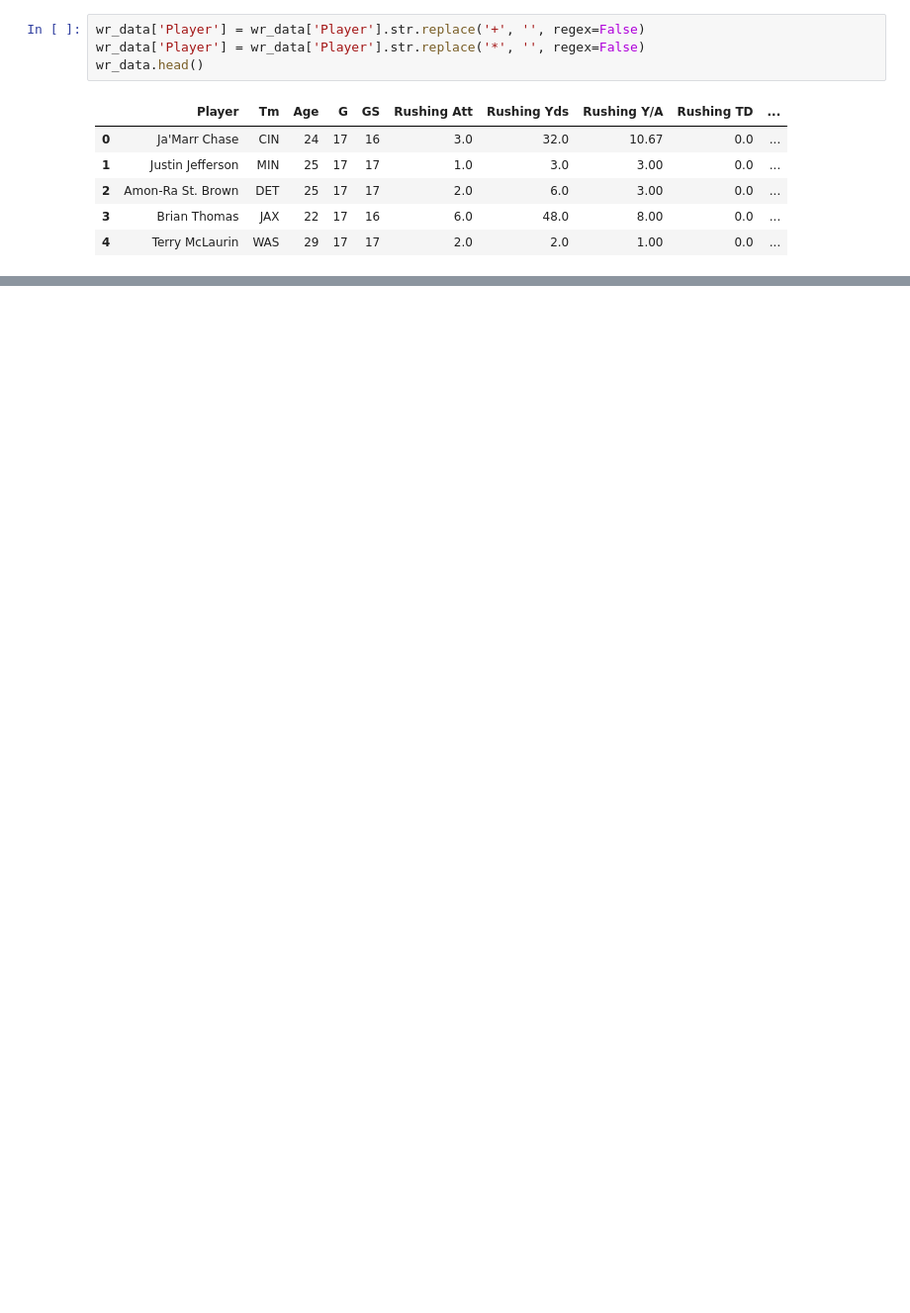
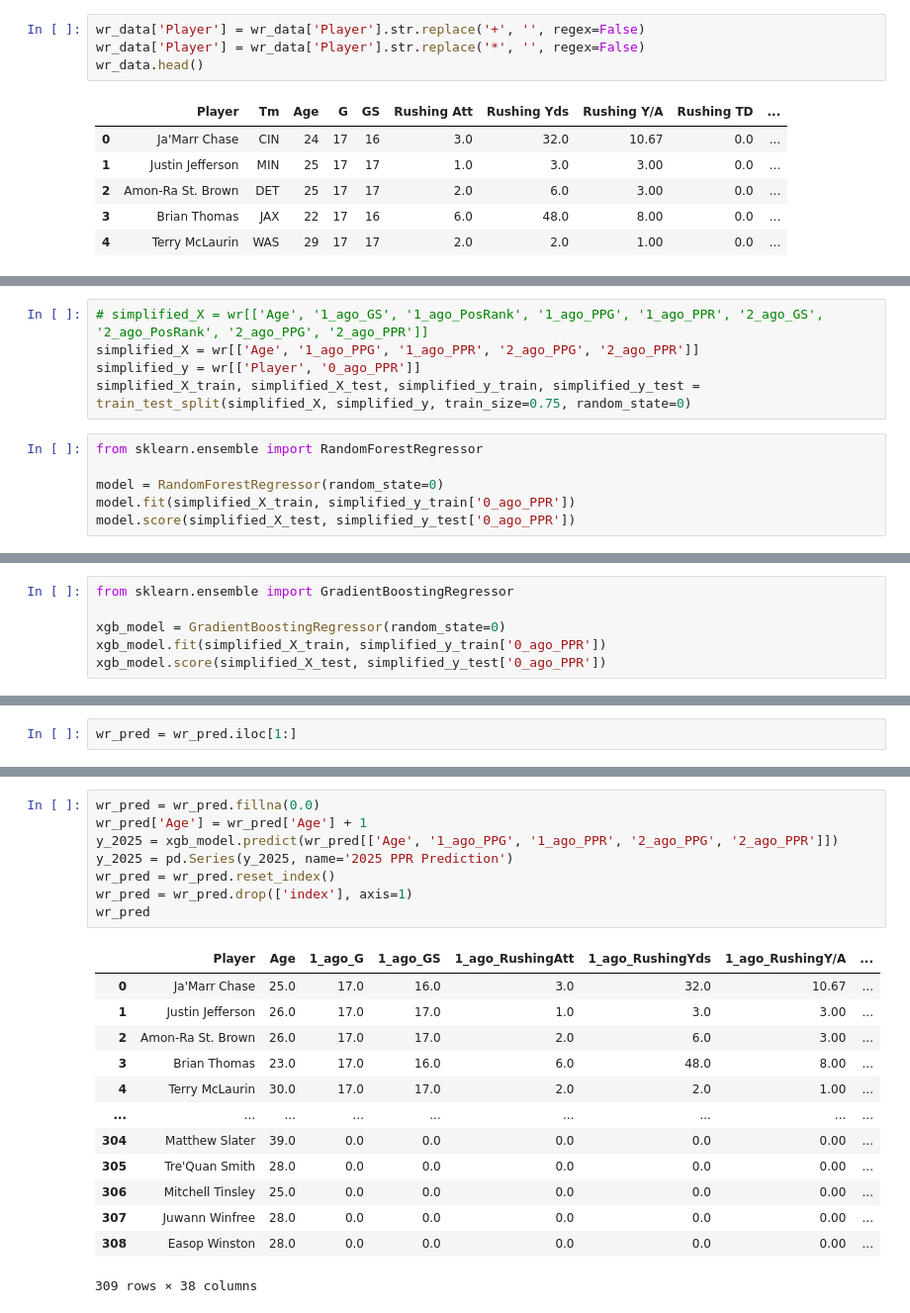
Before and after one commit to hdjwis/FantasyFootballPrediction, a Jupyter notebook: wr_prediction.ipynb, the cells around one changed output, grey strips where cells are left out. Shown: that part at 99% size. Saved outputs shown, nothing was run; the diff lists cells and outputs as text; blank space fills up the shorter version.

Commit message:
1st attempt at wr model

```diff
--- a/wr_prediction.ipynb
+++ b/wr_prediction.ipynb
@@ -71,0 +214,11 @@ wr_data[wr_data['year'] == 2020]
+# %%
+# simplified_X = wr[['Age', '1_ago_GS', '1_ago_PosRank', '1_ago_PPG', '1_ago_PPR', '2_ago_GS', '2_ago_PosRank', '2_ago_PPG', '2_ago_PPR']]
+simplified_X = wr[['Age', '1_ago_PPG', '1_ago_PPR', '2_ago_PPG', '2_ago_PPR']]
+simplified_y = wr[['Player', '0_ago_PPR']]
+simplified_X_train, simplified_X_test, simplified_y_train, simplified_y_test = train_test_split(simplified_X, simplified_y, train_size=0.75, random_state=0)
+# %%
+from sklearn.ensemble import RandomForestRegressor
+
+model = RandomForestRegressor(random_state=0)
+model.fit(simplified_X_train, simplified_y_train['0_ago_PPR'])
+model.score(simplified_X_test, simplified_y_test['0_ago_PPR'])
@@ -71,0 +297,6 @@ wr_data[wr_data['year'] == 2020]
+# %%
+from sklearn.ensemble import GradientBoostingRegressor
+
+xgb_model = GradientBoostingRegressor(random_state=0)
+xgb_model.fit(simplified_X_train, simplified_y_train['0_ago_PPR'])
+xgb_model.score(simplified_X_test, simplified_y_test['0_ago_PPR'])
@@ -71,0 +387,2 @@ wr_data[wr_data['year'] == 2020]
+# %%
+wr_pred = wr_pred.iloc[1:]
@@ -71,0 +403,22 @@ wr_data[wr_data['year'] == 2020]
+# %%
+wr_pred = wr_pred.fillna(0.0)
+wr_pred['Age'] = wr_pred['Age'] + 1
+y_2025 = xgb_model.predict(wr_pred[['Age', '1_ago_PPG', '1_ago_PPR', '2_ago_PPG', '2_ago_PPR']])
+y_2025 = pd.Series(y_2025, name='2025 PPR Prediction')
+wr_pred = wr_pred.reset_index()
+wr_pred = wr_pred.drop(['index'], axis=1)
+wr_pred
+# %% [output]
+|  | Player | Age | 1_ago_G | 1_ago_GS | 1_ago_RushingAtt | 1_ago_RushingYds | 1_ago_RushingY/A | ... |
+| 0 | Ja'Marr Chase | 25.0 | 17.0 | 16.0 | 3.0 | 32.0 | 10.67 | ... |
+| 1 | Justin Jefferson | 26.0 | 17.0 | 17.0 | 1.0 | 3.0 | 3.00 | ... |
+| 2 | Amon-Ra St. Brown | 26.0 | 17.0 | 17.0 | 2.0 | 6.0 | 3.00 | ... |
+| 3 | Brian Thomas | 23.0 | 17.0 | 16.0 | 6.0 | 48.0 | 8.00 | ... |
+| 4 | Terry McLaurin | 30.0 | 17.0 | 17.0 | 2.0 | 2.0 | 1.00 | ... |
+| ... | ... | ... | ... | ... | ... | ... | ... | ... |
+| 304 | Matthew Slater | 39.0 | 0.0 | 0.0 | 0.0 | 0.0 | 0.00 | ... |
+| 305 | Tre'Quan Smith | 28.0 | 0.0 | 0.0 | 0.0 | 0.0 | 0.00 | ... |
+| 306 | Mitchell Tinsley | 25.0 | 0.0 | 0.0 | 0.0 | 0.0 | 0.00 | ... |
+| 307 | Juwann Winfree | 28.0 | 0.0 | 0.0 | 0.0 | 0.0 | 0.00 | ... |
+| 308 | Easop Winston | 28.0 | 0.0 | 0.0 | 0.0 | 0.0 | 0.00 | ... |
+309 rows × 38 columns
```
Also changed, not shown: parts of 29 cells of this notebook.
